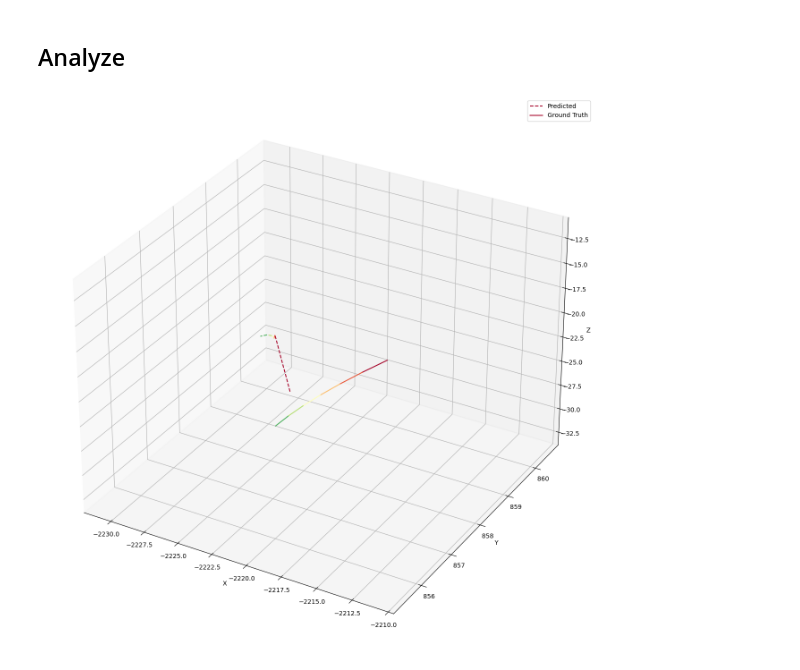
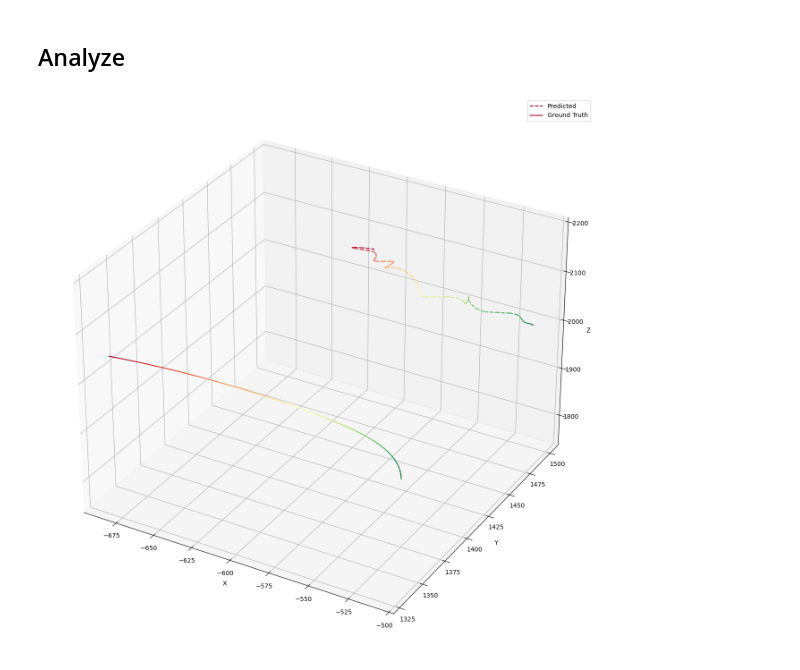
Before and after one commit to emremidilli/dog-fight, a Jupyter notebook: notebooks/04-analyze-model.ipynb, the cells around one changed output. Saved outputs shown, nothing was run; the diff lists cells and outputs as text; code cells hidden in the pictures.

```diff
--- a/notebooks/04-analyze-model.ipynb
+++ b/notebooks/04-analyze-model.ipynb
@@ -72,8 +69,7 @@ testing_dataset = CombatForecastDataset(
     os.path.join(INPUT_DIR, 'test_lb_state_bandit.npy'),
     os.path.join(INPUT_DIR, 'test_fc_action_our.npy'),
     os.path.join(INPUT_DIR, 'test_fc_state_our.npy'),
-    os.path.join(INPUT_DIR, 'test_fc_state_bandit.npy'),
-    sos_value=0)
+    os.path.join(INPUT_DIR, 'test_fc_state_bandit.npy'))
 # %%
 scaler_cord_x = joblib.load(os.path.join(SCALER_DIR, 'cord_x.pkl'))
 scaler_cord_y = joblib.load(os.path.join(SCALER_DIR, 'cord_y.pkl'))
@@ -144,8 +140,8 @@ class PositionalEncoding(nn.Module):
 test_data_loader = DataLoader(testing_dataset, batch_size=128, shuffle=True)
 model = ForecastTransformer(
     enc_input_dim=15,
-    dec_input_dim=9,
-    out_dim=6,
+    dec_input_dim=3,
+    out_dim=3,
     d_model=256,
     nhead=4,
     num_encoder_layers=3,
@@ -202,44 +198,52 @@ all_truth = torch.cat(all_truth, dim=0)
 # %% [markdown]
 ## Analyze
 # %%
-sample_id = 10
+sample_id = 4
 pred = all_predictions[sample_id]
 truth = all_truth[sample_id]
 
 # Extracting x, y, and z coordinates for both predicted and ground truth
-x_pred = scaler_cord_x.inverse_transform(pred[:, [3]]).squeeze()
-y_pred = scaler_cord_y.inverse_transform(pred[:, [4]]).squeeze()
-z_pred = scaler_cord_z.inverse_transform(pred[:, [5]]).squeeze()
+x_pred = scaler_cord_x.inverse_transform(pred[:, [0]]).squeeze()
+y_pred = scaler_cord_y.inverse_transform(pred[:, [1]]).squeeze()
+z_pred = scaler_cord_z.inverse_transform(pred[:, [2]]).squeeze()
 
-x_gt = scaler_cord_x.inverse_transform(truth[:, [3]]).squeeze()
-y_gt = scaler_cord_y.inverse_transform(truth[:, [4]]).squeeze()
-z_gt = scaler_cord_z.inverse_transform(truth[:, [5]]).squeeze()
+x_gt = scaler_cord_x.inverse_transform(truth[:, [0]]).squeeze()
+y_gt = scaler_cord_y.inverse_transform(truth[:, [1]]).squeeze()
+z_gt = scaler_cord_z.inverse_transform(truth[:, [2]]).squeeze()
+
+# x_pred = pred[:, [0]].squeeze()
+# y_pred = pred[:, [1]].squeeze()
+# z_pred = pred[:, [2]].squeeze()
+
+# x_gt = truth[:, [0]].squeeze()
+# y_gt = truth[:, [1]].squeeze()
+# z_gt = truth[:, [2]].squeeze()
 
 # Create a figure and a 3D axis
 fig = plt.figure(figsize=(16,16))
 ax = fig.add_subplot(111, projection='3d')
 
 # Create a colormap, normalize the timesteps to the range [0, 1]
 cmap = plt.get_cmap('RdYlGn')  # Red to Green colormap (Green is earlier, Red is later)
 norm = plt.Normalize(vmin=0, vmax=len(x_pred) - 1)
 
 # Plotting the predicted trajectory with color based on the timestep
 for i in range(len(x_pred) - 1):
     ax.plot([x_pred[i], x_pred[i+1]], [y_pred[i], y_pred[i+1]], [z_pred[i], z_pred[i+1]], color=cmap(norm(i)), linestyle='--', label='Predicted' if i == 0 else "")
 
 # Plotting the ground truth trajectory with dashed lines and same colors as predicted
 for i in range(len(x_gt) - 1):
     ax.plot([x_gt[i], x_gt[i+1]], [y_gt[i], y_gt[i+1]], [z_gt[i], z_gt[i+1]], color=cmap(norm(i)), label='Ground Truth' if i == 0 else "")
 
 # Labeling axes
 ax.set_xlabel('X')
 ax.set_ylabel('Y')
 ax.set_zlabel('Z')
 
 # Add legend
 ax.legend()
 
 # Show the plot
 plt.show()
 # %% [output]
-[figure, old version]
+[figure, new version]
```
Also changed, not shown: parts of 2 cells of this notebook, 3 other files.
